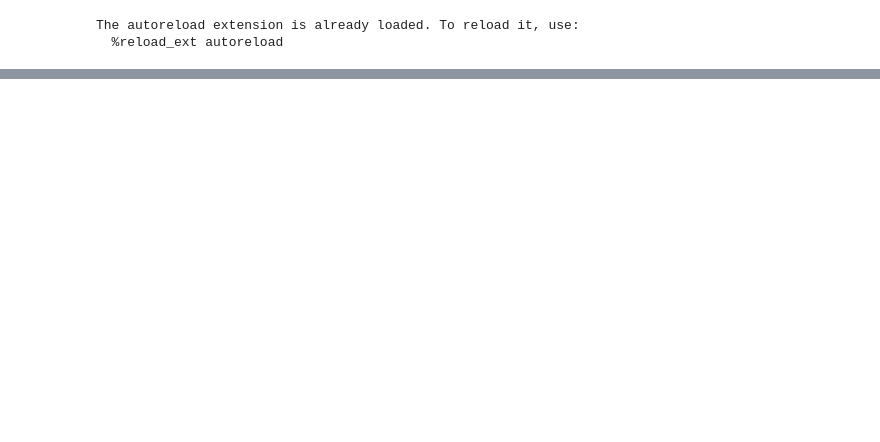
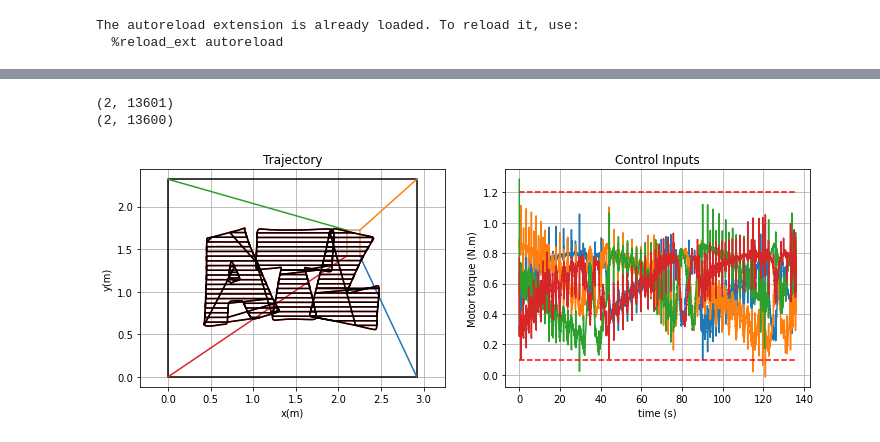
Before and after one commit to borglab/GTDynamics, a Jupyter notebook: gtdynamics/cablerobot/src/gerry03_stroke_tracking.ipynb, the cells around one changed output, grey strips where cells are left out. Cells and saved outputs as stored; diff of their text form; code cells hidden in the pictures; blank space fills up the shorter version.

```diff
--- a/gtdynamics/cablerobot/src/gerry03_stroke_tracking.ipynb
+++ b/gtdynamics/cablerobot/src/gerry03_stroke_tracking.ipynb
@@ -30,0 +44,6 @@ plt.show()
+# %%
+gerry02_traj_tracking.plot(cdpr_2, controller_2, result_2, len(pdes), dt, pdes)
+# %% [output]
+(2, 13601)
+(2, 13600)
+[figure, added]
```
Also changed, not shown: parts of 8 cells of this notebook, 1 other file.
